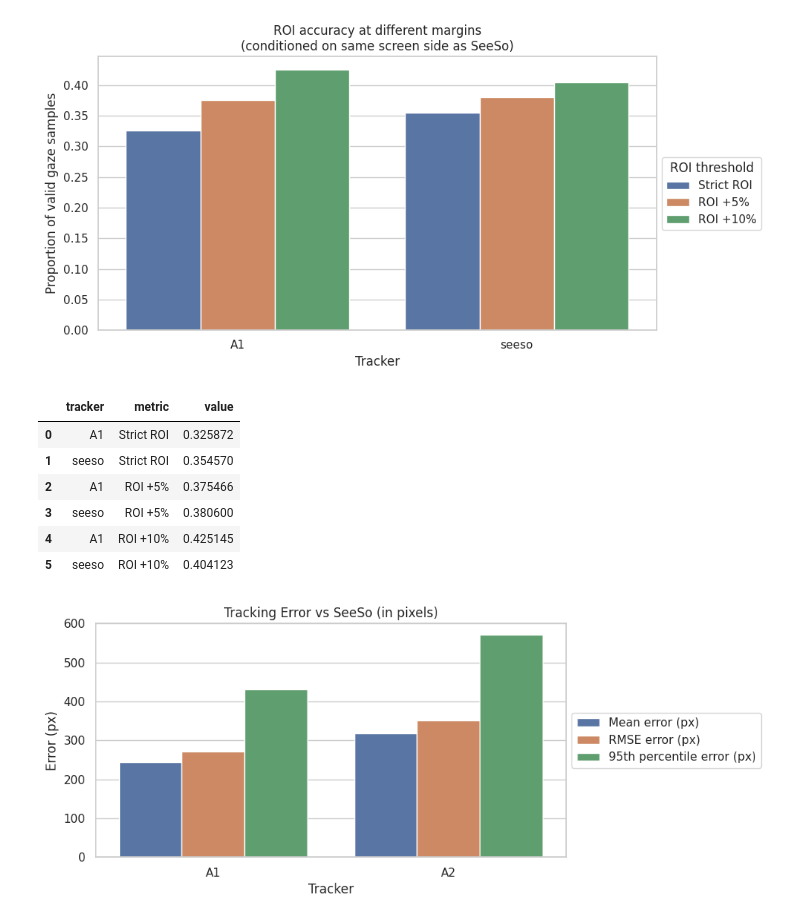
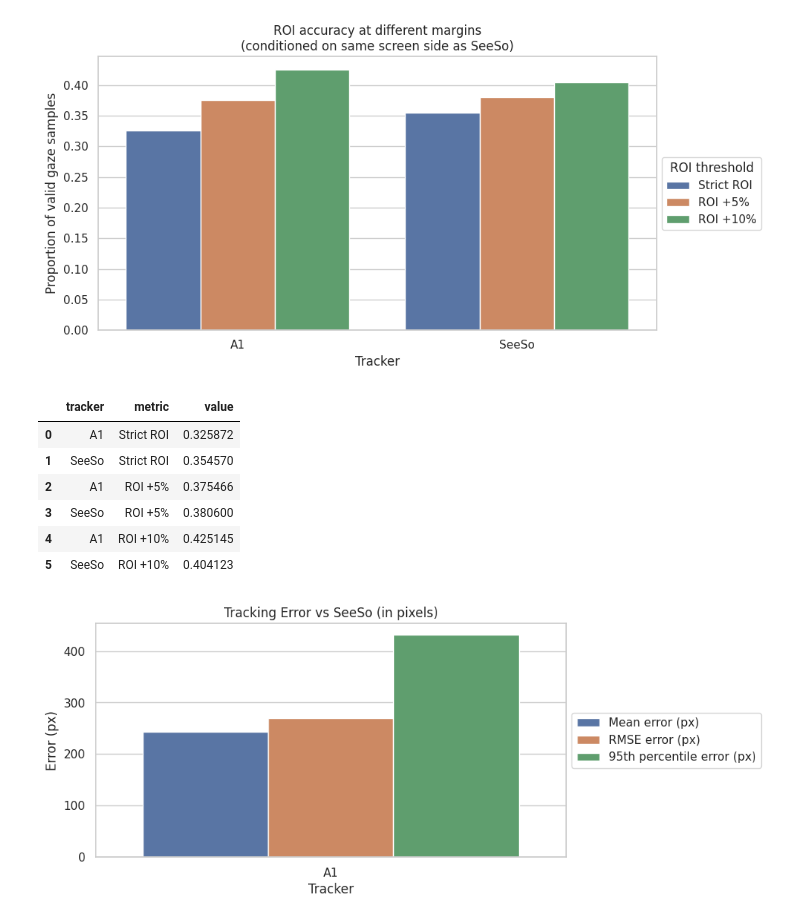
Before and after one commit to patherstevenson/EyeTracking, a Jupyter notebook: logs/assessments/interpret.ipynb, the cells around one changed output. Drawn from its saved outputs; the diff is of its cells as text; code cells hidden in the pictures.

Commit message:
plot

```diff
--- a/logs/assessments/interpret.ipynb
+++ b/logs/assessments/interpret.ipynb
@@ -52,7 +44,7 @@ for s in seeso_sessions:
     #m20_vals.append((g["zone_margin_20"] != "none").mean())
 
 seeso_row = {
-    "tracker": "seeso",
+    "tracker": "SeeSo",
     "roi_prop_in_aoi_given_side_strict": float(np.mean(strict_vals)),
     "roi_prop_in_aoi_given_side_5":      float(np.mean(m5_vals)),
     "roi_prop_in_aoi_given_side_10":     float(np.mean(m10_vals)),
@@ -142,35 +133,35 @@ df_roi_plot
 # %% [output]
 |  | tracker | metric | value |
 | 0 | A1 | Strict ROI | 0.325872 |
-| 1 | seeso | Strict ROI | 0.354570 |
+| 1 | SeeSo | Strict ROI | 0.354570 |
 | 2 | A1 | ROI +5% | 0.375466 |
-| 3 | seeso | ROI +5% | 0.380600 |
+| 3 | SeeSo | ROI +5% | 0.380600 |
 | 4 | A1 | ROI +10% | 0.425145 |
-| 5 | seeso | ROI +10% | 0.404123 |
+| 5 | SeeSo | ROI +10% | 0.404123 |
 # %%
-df_err = df_plot[df_plot["tracker"] != "seeso"]
+df_err = df_plot[df_plot["tracker"] != "SeeSo"]
 
 df_err_melt = df_err.melt(
     id_vars="tracker",
     value_vars=["err_mean_px", "err_rmse_px", "err_p95_px"],
     var_name="error_metric",
     value_name="value"
 )
 
 df_err_melt["error_metric"] = df_err_melt["error_metric"].map({
     "err_mean_px": "Mean error (px)",
     "err_rmse_px": "RMSE error (px)",
     "err_p95_px": "95th percentile error (px)",
 })
 
 plt.figure(figsize=(8,4))
 sns.barplot(data=df_err_melt, x="tracker", y="value", hue="error_metric")
 plt.title("Tracking Error vs SeeSo (in pixels)")
 plt.ylabel("Error (px)")
 plt.xlabel("Tracker")
 plt.legend(title="", loc="center left", bbox_to_anchor=(1,0.5))
 plt.show()
 # %% [output]
-[figure, old version]
+[figure, new version]
 # %%
 plt.figure(figsize=(7,4))
```
Also changed, not shown: parts of 5 cells of this notebook, 2 other files.
